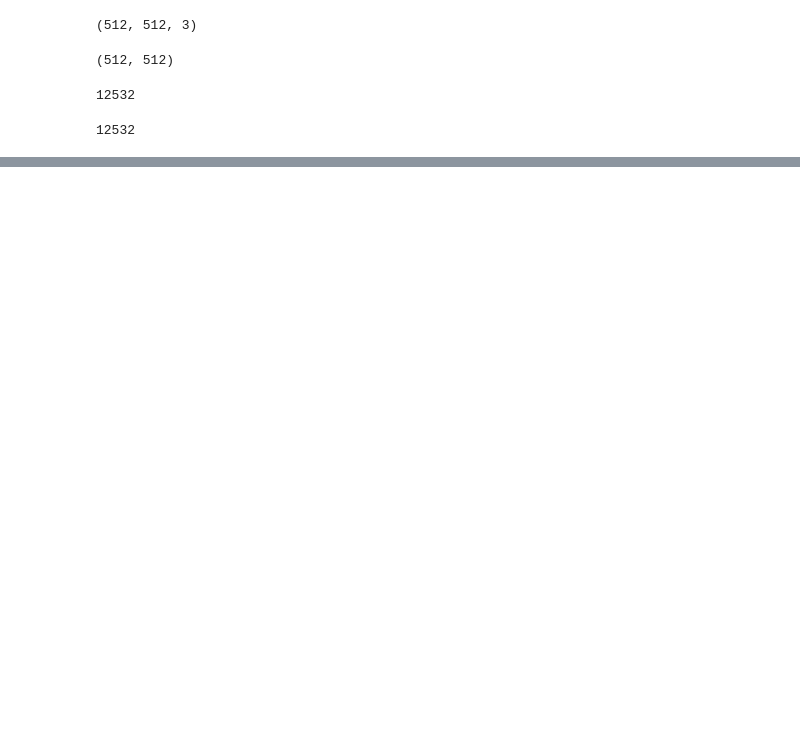
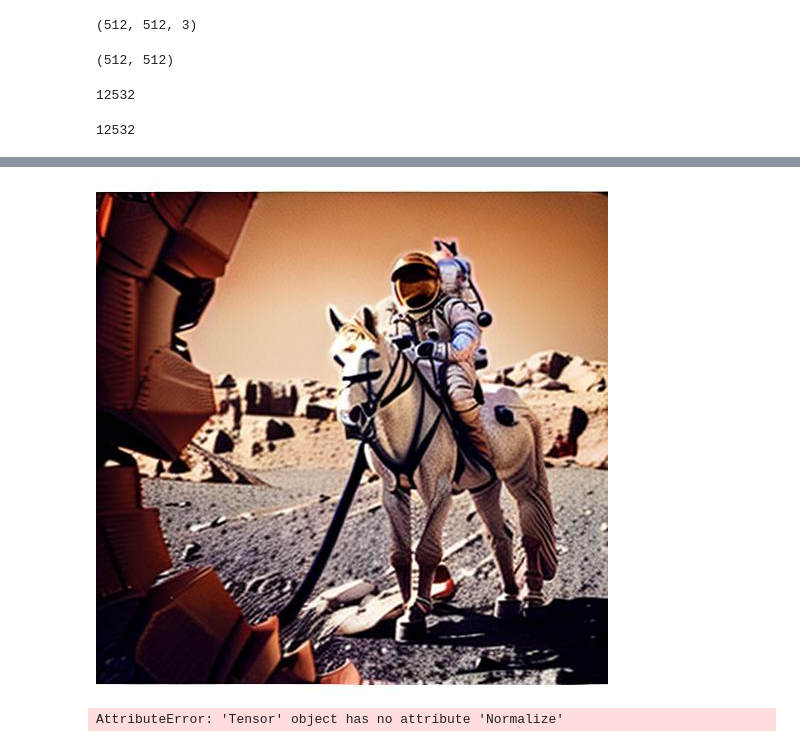
Before and after one commit to tnam02112001/diffusers, a Jupyter notebook: testing.ipynb, the cells around one changed output, grey strips where cells are left out. Drawn from its saved outputs; the diff is of its cells as text; code cells hidden in the pictures; blank space fills up the shorter version.

Commit message:
training script

```diff
--- a/testing.ipynb
+++ b/testing.ipynb
@@ -39,0 +88,18 @@ depth_image[100,100]
+# %%
+train_transforms = transforms.Compose(
+        [
+            transforms.Resize(((512,512)), interpolation=transforms.InterpolationMode.BILINEAR),
+            transforms.CenterCrop((512,512)) if False else transforms.RandomCrop((512,512)),
+            transforms.RandomHorizontalFlip() if True else transforms.Lambda(lambda x: x),
+            transforms.ToTensor(),
+            transforms.Normalize([0.5], [0.5]),
+        ]
+    )
+# %%
+image = Image.open("astronaut_ldm3d_rgb.jpg")
+transformed = train_transforms(image)
+transformed_img = transformed.permute(1,2,0).numpy()
+transformed_img = (transformed_img * 0.5) + 0.5
+Image.fromarray((transformed_img * 255).astype(np.uint8))
+# %% [output]
+[figure, added]
@@ -39,0 +129,4 @@ depth_image[100,100]
+# %%
+transformed.Normalize([0.5], [0.5])
+# %% [output]
+AttributeError: 'Tensor' object has no attribute 'Normalize'
```
Also changed, not shown: parts of 22 cells of this notebook, 4 other files.
